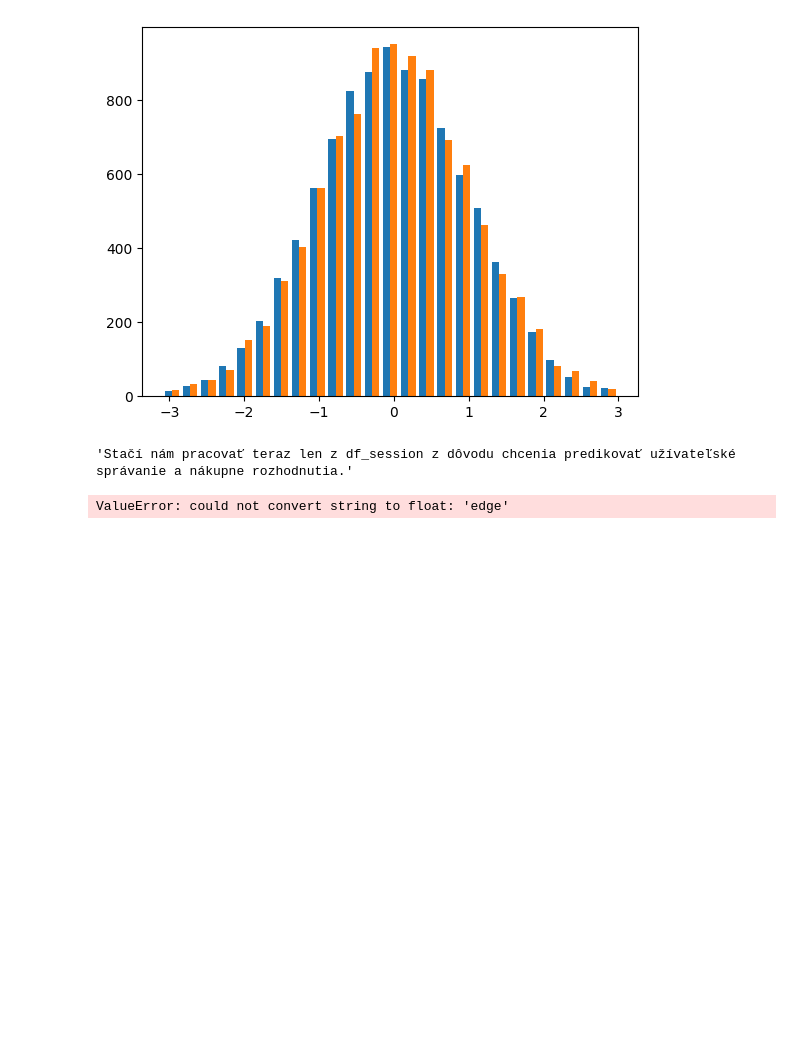
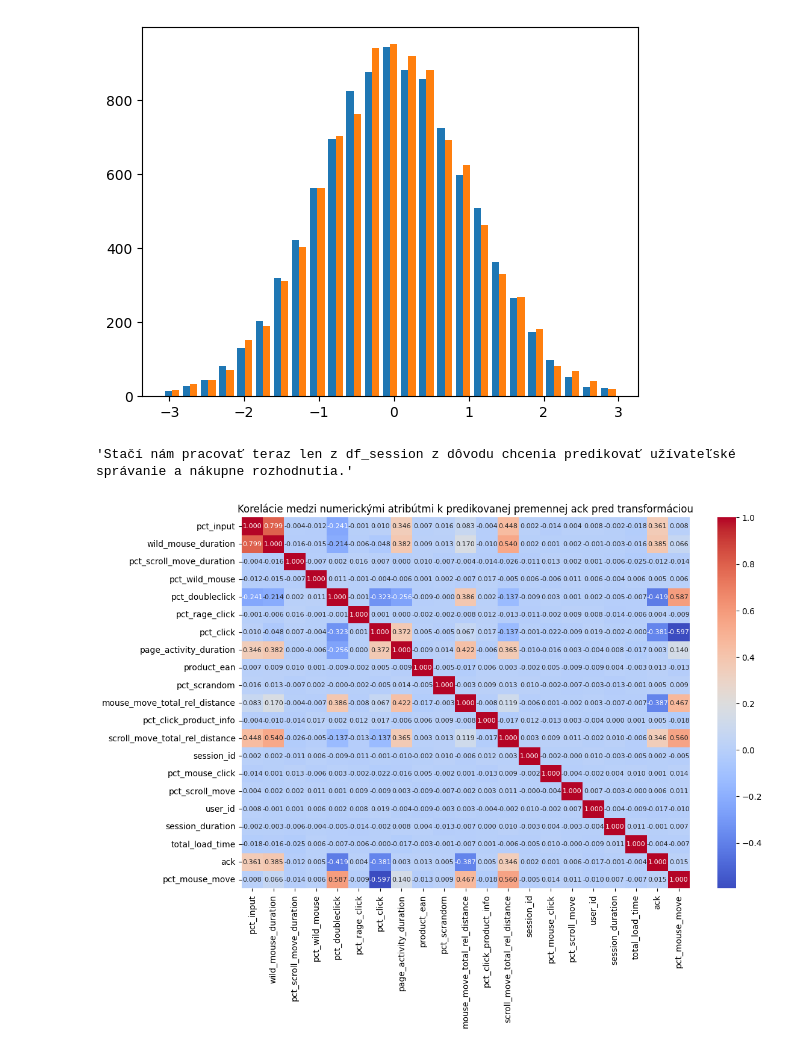
Before and after one commit to FilipMojto/IAU_project, a Jupyter notebook: machine_learning_preprocessing.ipynb, the cells around one changed output. Saved outputs shown, nothing was run; the diff lists cells and outputs as text; code cells hidden in the pictures; blank space fills up the shorter version.

```diff
--- a/machine_learning_preprocessing.ipynb
+++ b/machine_learning_preprocessing.ipynb
@@ -431,10 +441,12 @@ sess_df.to_csv('fixed_sess.csv', index=False)   # Export fixnuteho df session na
 # %%
-cor_matrix_pred = sess_df.corr()
+# Only num columns for correlation
+numeric_columns = sess_df.select_dtypes(include=['float64', 'int64']).columns
+cor_matrix_pred = sess_df[numeric_columns].corr()
 
 # Vytvorenie heatmap
 plt.figure(figsize=(12, 8))
-sns.heatmap(cor_matrix_pred, annot=True, cmap='coolwarm', fmt='.3f')
-plt.title('Korelácie medzi atribútmi k predikovanej premennej ack pred transformáciou')
+sns.heatmap(cor_matrix_pred, annot=True, cmap='coolwarm', fmt='.3f', annot_kws={"size": 8})
+plt.title('Korelácie medzi numerickými atribútmi k predikovanej premennej ack pred transformáciou')
 plt.show()
 # %% [output]
-ValueError: could not convert string to float: 'edge'
+[figure, added]
```
Also changed, not shown: parts of 29 cells of this notebook, 2 other files.
